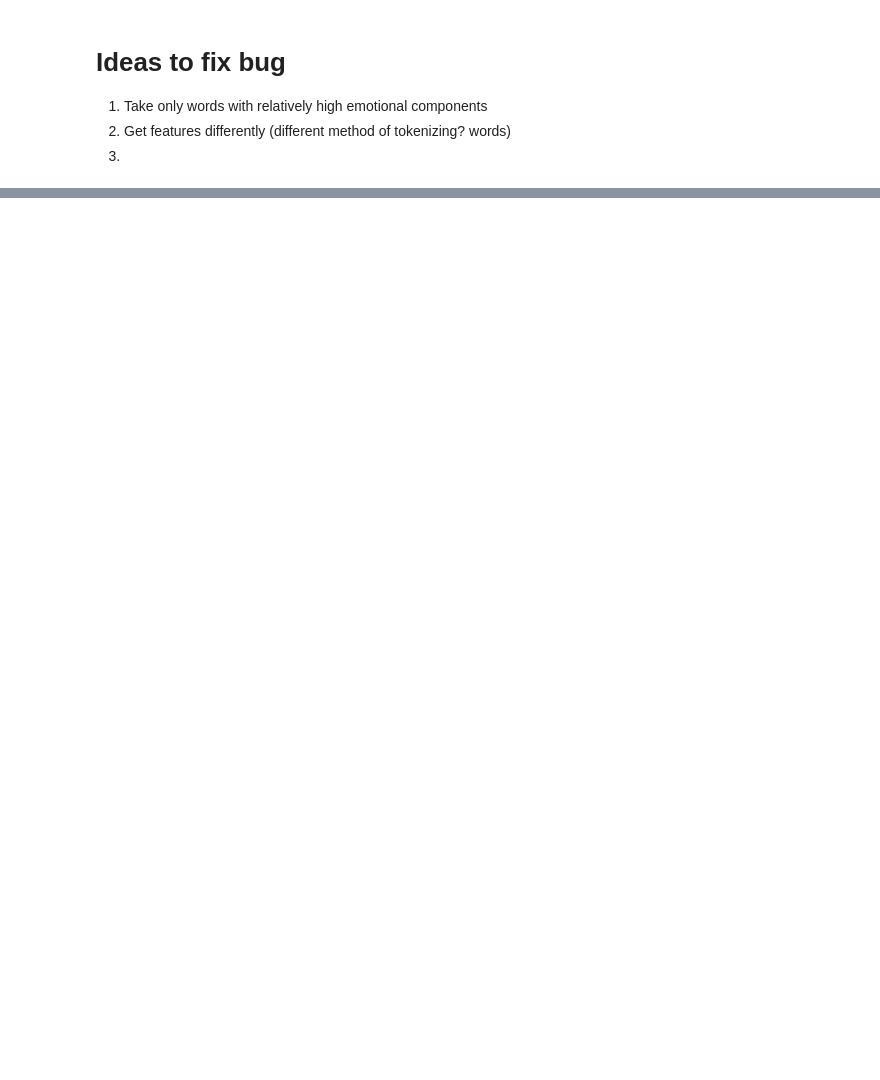
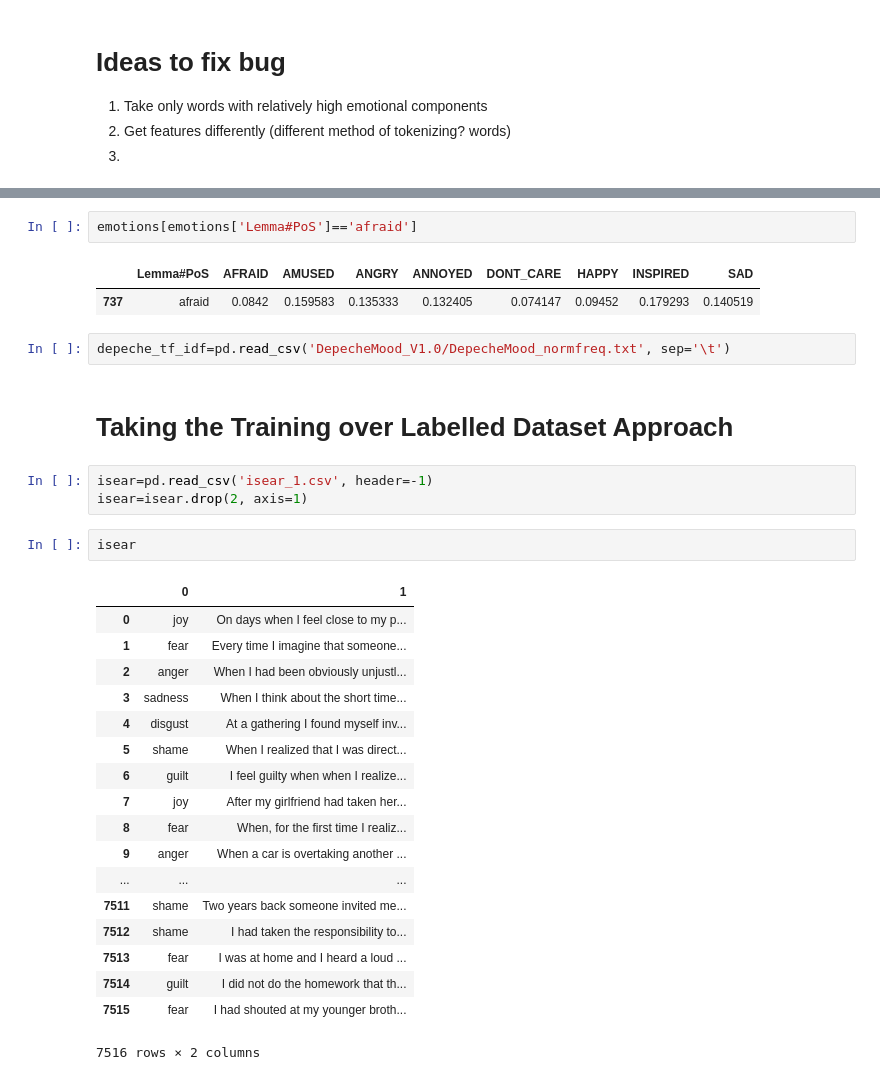
Before and after one commit to cidetraq/nlp_emotions, a Jupyter notebook: Amazon Review Emotions.ipynb, the cells around one changed output, grey strips where cells are left out. Drawn from its saved outputs; the diff is of its cells as text; blank space fills up the shorter version.

```diff
--- a/Amazon Review Emotions.ipynb
+++ b/Amazon Review Emotions.ipynb
@@ -387,0 +514,33 @@ positive_features
+# %%
+emotions[emotions['Lemma#PoS']=='afraid']
+# %% [output]
+|  | Lemma#PoS | AFRAID | AMUSED | ANGRY | ANNOYED | DONT_CARE | HAPPY | INSPIRED | SAD |
+| 737 | afraid | 0.0842 | 0.159583 | 0.135333 | 0.132405 | 0.074147 | 0.09452 | 0.179293 | 0.140519 |
+# %%
+depeche_tf_idf=pd.read_csv('DepecheMood_V1.0/DepecheMood_normfreq.txt', sep='\t')
+# %% [markdown]
+<h1>Taking the Training over Labelled Dataset Approach</h1>
+# %%
+isear=pd.read_csv('isear_1.csv', header=-1)
+isear=isear.drop(2, axis=1)
+# %%
+isear
+# %% [output]
+|  | 0 | 1 |
+| 0 | joy | On days when I feel close to my p... |
+| 1 | fear | Every time I imagine that someone... |
+| 2 | anger | When I had been obviously unjustl... |
+| 3 | sadness | When I think about the short time... |
+| 4 | disgust | At a gathering I found myself inv... |
+| 5 | shame | When I realized that I was direct... |
+| 6 | guilt | I feel guilty when when I realize... |
+| 7 | joy | After my girlfriend had taken her... |
+| 8 | fear | When, for the first time I realiz... |
+| 9 | anger | When a car is overtaking another ... |
+| ... | ... | ... |
+| 7511 | shame | Two years back someone invited me... |
+| 7512 | shame | I had taken the responsibility to... |
+| 7513 | fear | I was at home and I heard a loud ... |
+| 7514 | guilt | I did not do the homework that th... |
+| 7515 | fear | I had shouted at my younger broth... |
+7516 rows × 2 columns
```
Also changed, not shown: parts of 96 cells of this notebook, 16 other files.
